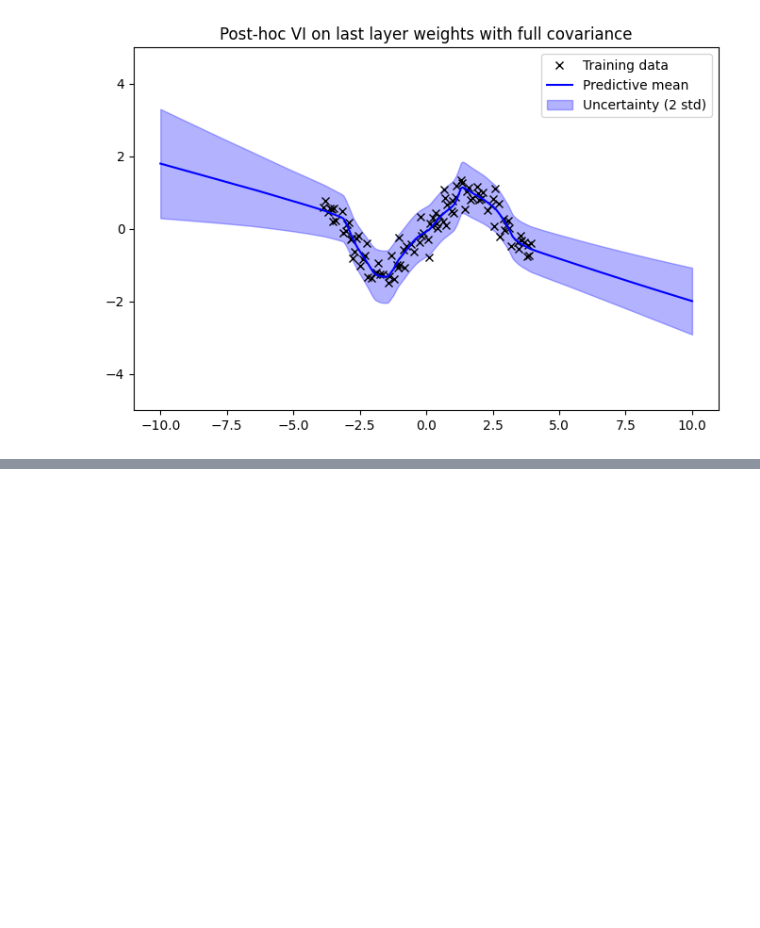
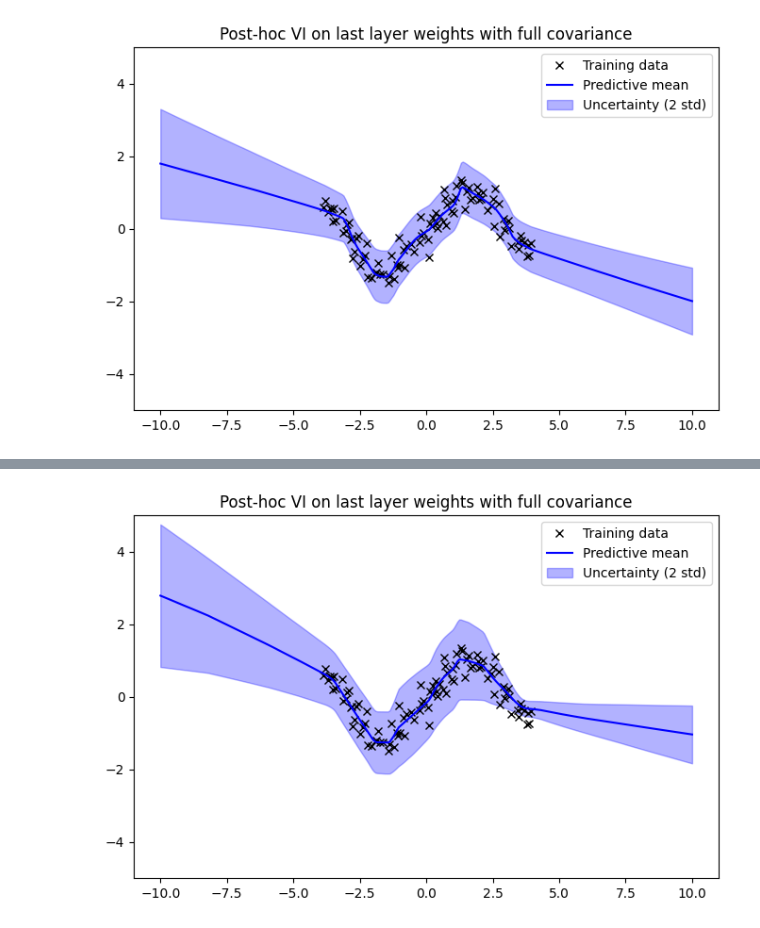
Before and after one commit to clarahoffmann/last-layer-inf, a Jupyter notebook: src/vi.ipynb, the cells around one changed output, grey strips where cells are left out. Saved outputs shown, nothing was run; the diff lists cells and outputs as text; code cells hidden in the pictures; blank space fills up the shorter version.

Commit message:
working version for vi ridge + full factored cov

```diff
--- a/src/vi.ipynb
+++ b/src/vi.ipynb
@@ -725,0 +730,28 @@ for epoch in range(num_epochs):
+# %%
+X_test = torch.linspace(-10, 10, 300).unsqueeze(1)
+with torch.no_grad():
+    Psi_test = lli_net.get_ll_embedd(X_test)
+
+pred_mean = (Psi_test @ last_layer_vi.mu.T).detach().numpy().squeeze()
+Sigma_q, B, D = last_layer_vi.get_Sigma_q()
+
+L = last_layer_vi.in_features
+Sigma_w = Sigma_q[:L, :L]
+Z = torch.diag(Psi_test @ Sigma_w @ Psi_test.T) + 1e-6
+
+sigma_eps_sq = 0 #torch.exp(last_layer_vi.log_sigma_eps_sq).squeeze()
+pred_std = torch.sqrt(Z + sigma_eps_sq).detach().numpy()
+# %%
+plt.figure(figsize=(8,5))
+plt.ylim(-5,5)
+plt.plot(xs_train.numpy(), ys_train.numpy(), 'kx', label='Training data')
+plt.plot(X_test.numpy(), pred_mean, 'b', label='Predictive mean')
+plt.fill_between(X_test.squeeze().numpy(),
+                 pred_mean - 2 * pred_std,
+                pred_mean + 2 * pred_std,
+                 color='blue', alpha=0.3, label='Uncertainty (2 std)')
+plt.legend()
+plt.title("Post-hoc VI on last layer weights with full covariance")
+plt.show()
+# %% [output]
+[figure, added]
```
Also changed, not shown: parts of 8 cells of this notebook.
